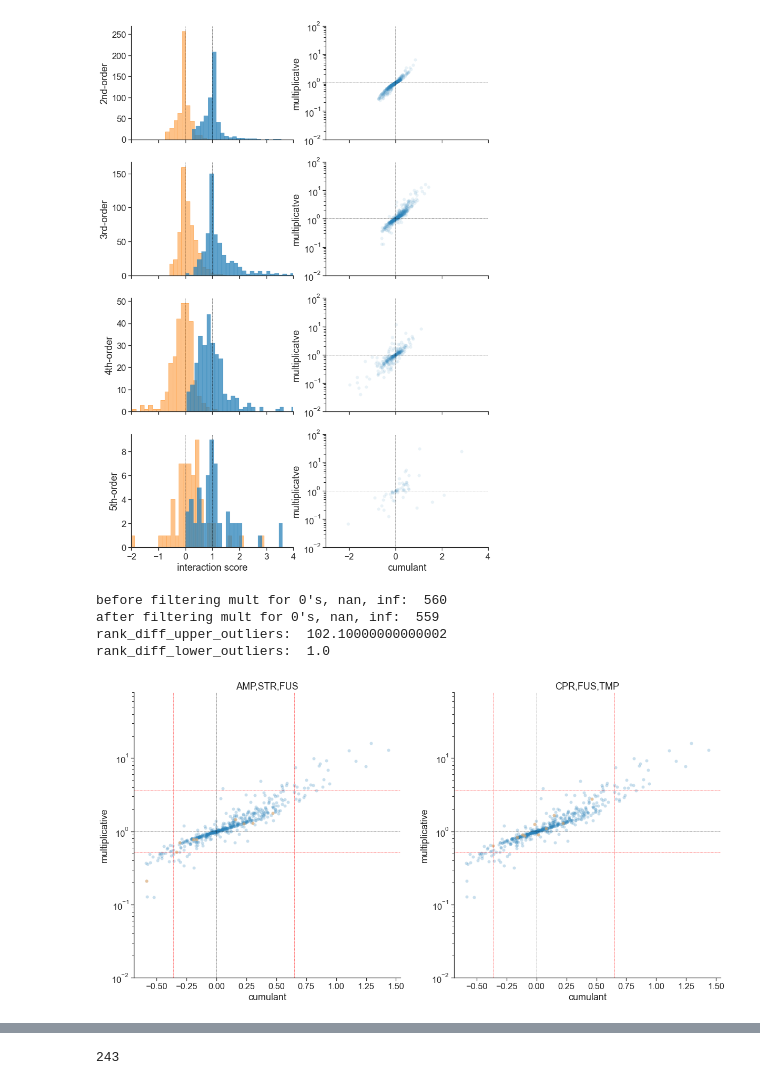
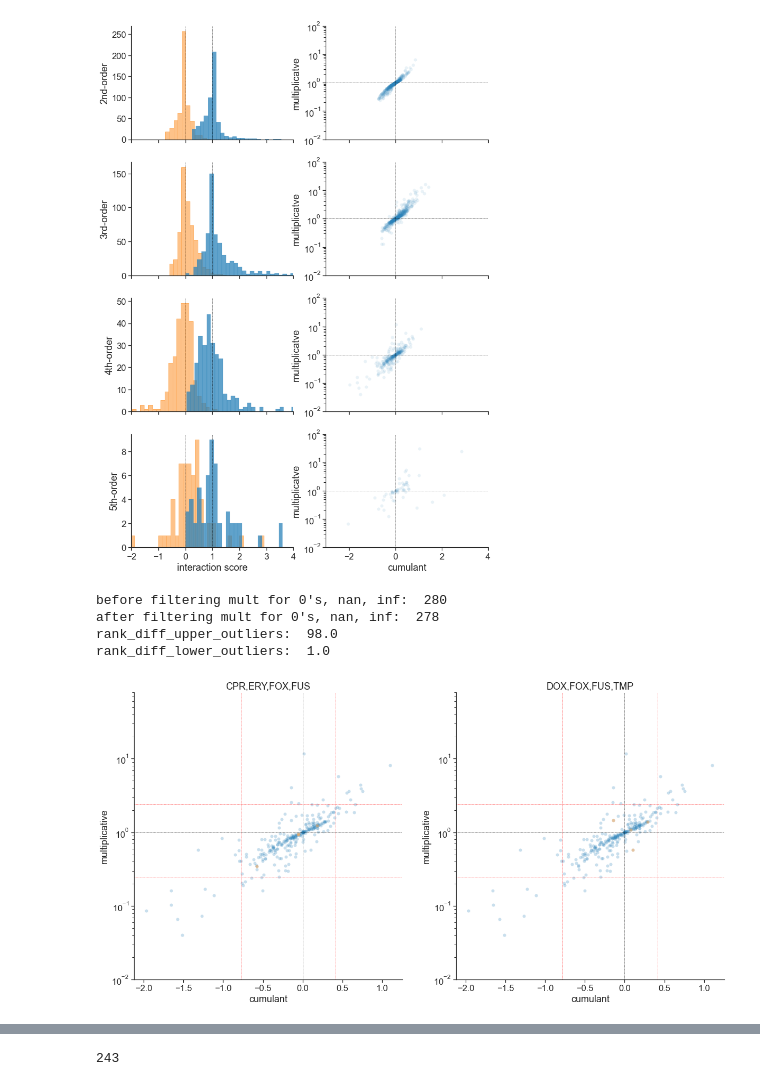
Before and after one commit to brian-arnold/epistasis_reanalysis, a Jupyter notebook: drug_data/drug_interaction_reanalysis.ipynb, the cells around one changed output, grey strips where cells are left out. Saved outputs shown, nothing was run; the diff lists cells and outputs as text; code cells hidden in the pictures.

Commit message:
updated drug analysis

```diff
--- a/drug_data/drug_interaction_reanalysis.ipynb
+++ b/drug_data/drug_interaction_reanalysis.ipynb
@@ -347,8 +347,8 @@ def gather_combos_into_single_column(df, suff):
 # for interactions with order below 5, the data are scattered across many columns, e.g. X1X2X3 and X2X3X4 etc.
 # for a specific scale (iss or mult), get all the columns and combine them into a single column
 
-iss = gather_combos_into_single_column(df_trip, "_iss")
-mult = gather_combos_into_single_column(df_trip, "_mult")
+iss = gather_combos_into_single_column(df_quad, "_iss")
+mult = gather_combos_into_single_column(df_quad, "_mult")
 
 # combine all iss and mult data into a single data frame
 im = iss.merge(mult, how="outer", on=["combinations", "variable"])
@@ -382,17 +382,25 @@ im.variable = im.variable.str.replace("X","")
 # the combinations column contains the 5 drugs used within a plate, but not all drugs may have been used in any given experiment
 # use the variable column to extract which subset of drugs were actually used for each exp.
 
+drug_combos_concs = []
 drug_combos = []
 for i,r in im.iterrows():
-        drug_combo = ""
+        #drug_combo = ""
+        drug_combo_conc = []
+        drug_combo = []
         for l in range(0,len(r.variable)):
             index = int(r.variable[l])
             start = (index-1)*4 # each drug name has length 4: 3 letter name followed by 1 number for concentration
             stop = start+4
-            drug = r.combinations[start:stop]
-            drug_combo = drug_combo + drug
-        drug_combos.append(drug_combo)
-im.loc[:,"drug_combo_subset"] = drug_combos
+            drug_conc = r.combinations[start:stop]
+            drug = drug_conc.replace("1","").replace("2","").replace("3","")
+            #drug_combo = drug_combo + drug
+            drug_combo_conc.append(drug_conc)
+            drug_combo.append(drug)
+        drug_combos_concs.append("".join(sorted(drug_combo_conc)))
+        drug_combos.append("".join(sorted(drug_combo)))
+im.loc[:,"drug_combos_concs_subset"] = drug_combos_concs
+im.loc[:,"drug_combos_subset"] = drug_combos
 
 def find_drug_combos(df):
     # for a given data frame (prefiltered for some quantile of rank_diff)
@@ -409,7 +417,7 @@ def find_drug_combos(df):
         #    stop = start+4
         #    drug = r.combinations[start:stop]
         #    drug_combo = drug_combo + drug
-        drug_combos_conc[r['drug_combo_subset']] += 1
+        drug_combos_conc[r['drug_combos_concs_subset']] += 1
     # remove concentration labels to sum across all combinations with the same drug
     for i in drug_combos_conc:
         drug_combos_unique[i.replace("1","").replace("2","").replace("3","")] += drug_combos_conc[i]
@@ -425,36 +433,36 @@ def find_drug_combos(df):
     #outlier_ind_drugs = [most_represented_drug_combo[4*i:4*i+4] for i in range(int(len(most_represented_drug_combo)/4))]
 
     return most_represented_drugs
 
 
 most_represented_drugs_lower_outliers = find_drug_combos(im[im.rank_diff <= rank_diff_lower_outliers])
 most_represented_drugs_upper_outliers = find_drug_combos(im[im.rank_diff >= rank_diff_upper_outliers])
 
-u = np.array([im.drug_combo_subset.str.contains(i) for i in most_represented_drugs_upper_outliers])
-l = np.array([im.drug_combo_subset.str.contains(i) for i in most_represented_drugs_lower_outliers])
+u = np.array([im.drug_combos_concs_subset.str.contains(i) for i in most_represented_drugs_upper_outliers])
+l = np.array([im.drug_combos_concs_subset.str.contains(i) for i in most_represented_drugs_lower_outliers])
 
 fig, axs = plt.subplots(nrows=1, ncols=2, figsize=(20,10))
 def make_scatterplot(cond, title, i):
     transp = 0.25
     sns.scatterplot(x=im.iss, y=im.mult, alpha=transp, color=for_plt['col_mult'], linewidth=0, ax=axs[i])
     sns.scatterplot(x=im[np.all(cond,axis=0)].iss, y=im[np.all(cond,axis=0)].mult, alpha=transp+0.3, color=for_plt['col_iss'], linewidth=0, ax=axs[i])
     axs[i].set_ylim(0.01,80)
     axs[i].set_yscale("log")
     axs[i].axvline(0, color="black", linestyle="--", linewidth=0.5)
     axs[i].axhline(1, color="black", linestyle="--", linewidth=0.5)
     axs[i].axhline(lower_quant_mult, color="red", linestyle="--", linewidth=0.5)
     axs[i].axhline(upper_quant_mult, color="red", linestyle="--", linewidth=0.5)
     axs[i].axvline(lower_quant_iss, color="red", linestyle="--", linewidth=0.5)
     axs[i].axvline(upper_quant_iss, color="red", linestyle="--", linewidth=0.5)
 
     axs[i].set(xlabel="cumulant", ylabel="multiplicative", title=title)
 
 make_scatterplot(l, ",".join(most_represented_drugs_lower_outliers), 0)
 make_scatterplot(u, ",".join(most_represented_drugs_upper_outliers), 1)
 sns.despine()
 # %% [output]
-before filtering mult for 0's, nan, inf:  560
-after filtering mult for 0's, nan, inf:  559
-rank_diff_upper_outliers:  102.10000000000002
+before filtering mult for 0's, nan, inf:  280
+after filtering mult for 0's, nan, inf:  278
+rank_diff_upper_outliers:  98.0
 rank_diff_lower_outliers:  1.0
-[figure, old version]
+[figure, new version]
```
Also changed, not shown: parts of 3 cells of this notebook, 7 other files.
